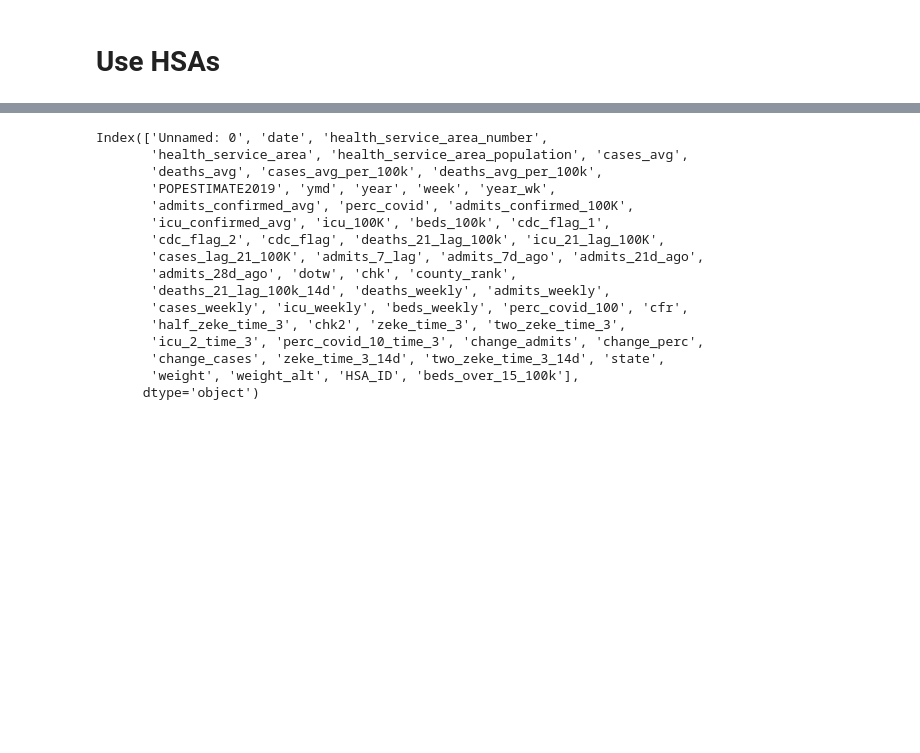
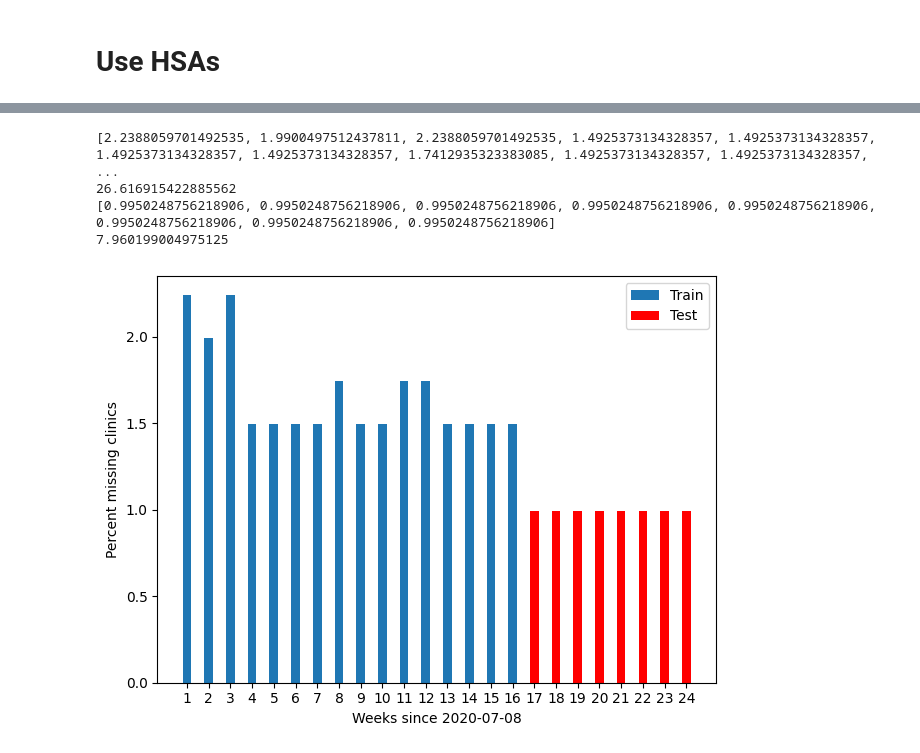
Before and after one commit to RachelMurray-Watson/COVID_forecasting, a Jupyter notebook: COVID_19_Forecast_dataset.ipynb, the cells around one changed output, grey strips where cells are left out. Drawn from its saved outputs; the diff is of its cells as text; code cells hidden in the pictures; blank space fills up the shorter version.

```diff
--- a/COVID_19_Forecast_dataset.ipynb
+++ b/COVID_19_Forecast_dataset.ipynb
@@ -678,22 +690,3 @@ data_by_HSA['beds_over_15_100k'] = (data_by_HSA['beds_weekly'] > 15)*1
-# %%
-data_by_HSA.columns
-# %% [output]
-Index(['Unnamed: 0', 'date', 'health_service_area_number',
-       'health_service_area', 'health_service_area_population', 'cases_avg',
-       'deaths_avg', 'cases_avg_per_100k', 'deaths_avg_per_100k',
-       'POPESTIMATE2019', 'ymd', 'year', 'week', 'year_wk',
-       'admits_confirmed_avg', 'perc_covid', 'admits_confirmed_100K',
-       'icu_confirmed_avg', 'icu_100K', 'beds_100k', 'cdc_flag_1',
-       'cdc_flag_2', 'cdc_flag', 'deaths_21_lag_100k', 'icu_21_lag_100K',
-       'cases_lag_21_100K', 'admits_7_lag', 'admits_7d_ago', 'admits_21d_ago',
-       'admits_28d_ago', 'dotw', 'chk', 'county_rank',
-       'deaths_21_lag_100k_14d', 'deaths_weekly', 'admits_weekly',
-       'cases_weekly', 'icu_weekly', 'beds_weekly', 'perc_covid_100', 'cfr',
-       'half_zeke_time_3', 'chk2', 'zeke_time_3', 'two_zeke_time_3',
-       'icu_2_time_3', 'perc_covid_10_time_3', 'change_admits', 'change_perc',
-       'change_cases', 'zeke_time_3_14d', 'two_zeke_time_3_14d', 'state',
-       'weight', 'weight_alt', 'HSA_ID', 'beds_over_15_100k'],
-      dtype='object')
 # %%
 data_by_HSA_cases = data_by_HSA[['HSA_ID', 'week', 'cases_weekly']]
 data_by_HSA_cases = data_by_HSA_cases.pivot_table(index= 'week', columns='HSA_ID', values='cases_weekly')
@@ -791,3 +794,32 @@ X_test, y_test = prep_training_test_data(all_HSA_ID_weekly_data, [3,2], range(in
+# %%
+print(missing_data_train_HSA)
+print(sum(missing_data_train_HSA))
+print(missing_data_test_HSA)
+print(sum(missing_data_test_HSA))
+
+width = 0.4
+x = np.arange(len(missing_data_train_HSA) + len(missing_data_test_HSA))
+fig, ax = plt.subplots()
+ax.bar(x[:len(missing_data_train_HSA)], missing_data_train_HSA, width, label='Train')
+ax.bar(x[len(missing_data_train_HSA):], missing_data_test_HSA, width, label='Test', color='red')
+
+# Labels and title
+ax.set_xlabel('Weeks since 2020-07-08')
+ax.set_ylabel('Percent missing clinics')
+ax.set_xticks(x)
+ax.set_xticklabels(labels = x+1, rotation=0, fontsize=10)
+
+ax.legend()
+
+plt.tight_layout()
+
+plt.savefig('Graphs/Percent_missing_HSA.png', dpi = 300)
+# %% [output]
+[2.2388059701492535, 1.9900497512437811, 2.2388059701492535, 1.4925373134328357, 1.4925373134328357, 1.4925373134328357, 1.4925373134328357, 1.7412935323383085, 1.4925373134328357, 1.4925373134328357, ...
+26.616915422885562
+[0.9950248756218906, 0.9950248756218906, 0.9950248756218906, 0.9950248756218906, 0.9950248756218906, 0.9950248756218906, 0.9950248756218906, 0.9950248756218906]
+7.960199004975125
+[figure, added]
 # %%
 path = clf.cost_complexity_pruning_path(X_train, y_train)
 ccp_alphas, impurities = path.ccp_alphas, path.impurities
```
Also changed, not shown: parts of 13 cells of this notebook, 3 other files.
